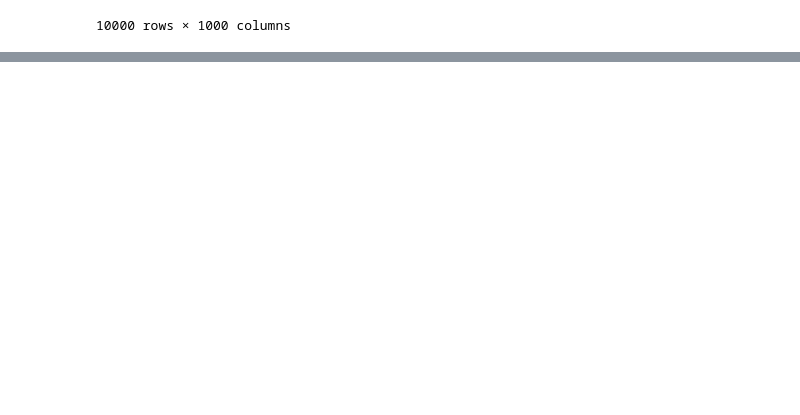
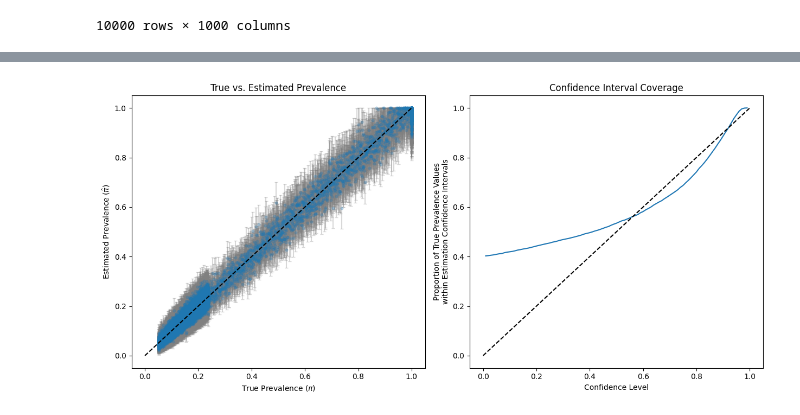
Before and after one commit to blasks/gene-prevalence, a Jupyter notebook: experiments/simulation-experiments.ipynb, the cells around one changed output, grey strips where cells are left out. Saved outputs shown, nothing was run; the diff lists cells and outputs as text; code cells hidden in the pictures; blank space fills up the shorter version.

```diff
--- a/experiments/simulation-experiments.ipynb
+++ b/experiments/simulation-experiments.ipynb
@@ -77,2 +134,57 @@ observed_data_matrix
+# %%
+# plot results in two panels:
+#     (1) true vs. estimated prevalence with confidence intervals
+#     (2) coverage of confidence intervals across significance levels
+
+fig, axes = plt.subplots(1, 2, figsize=(12.5, 6))
+
+# panel 1: true vs. estimated prevalence with confidence intervals
+sns.scatterplot(
+    data=estimate_df,
+    x="pi_true",
+    y="pi_hat",
+    ax=axes[0],
+    alpha=0.3,
+    zorder=2,
+    edgecolor=None,
+    s=15
+)
+# add error bars for confidence intervals
+axes[0].errorbar(
+    x=estimate_df["pi_true"],
+    y=estimate_df["pi_hat"],
+    yerr=[estimate_df["pi_hat"] - estimate_df["ci_95_lower"], estimate_df["ci_95_upper"] - estimate_df["pi_hat"]],
+    fmt="none",
+    ecolor="grey",
+    capsize=2,
+    alpha=0.3,
+    zorder=1
+)
+axes[0].plot([0, 1], [0, 1], color="black", linestyle="--")  # add y=x reference line
+axes[0].set_xlim(-0.05, 1.05)
+axes[0].set_ylim(-0.05, 1.05)
+axes[0].set_title("True vs. Estimated Prevalence")
+axes[0].set_xlabel(r"True Prevalence ($\pi$)")
+axes[0].set_ylabel(r"Estimated Prevalence ($\hat{\pi}$)")
+
+# panel 2: coverage of confidence intervals across significance levels
+sns.lineplot(
+    data=ci_results_df,
+    x="confidence_level",
+    y="pi_true_within_ci",
+    ax=axes[1]
+)
+axes[1].plot([0, 1], [0, 1], color="black", linestyle="--")  # add y=x reference line
+axes[1].set_xlim(-0.05, 1.05)
+axes[1].set_ylim(-0.05, 1.05)
+axes[1].set_title("Confidence Interval Coverage")
+axes[1].set_xlabel("Confidence Level")
+axes[1].set_ylabel("Proportion of True Prevalence Values\nwithin Estimation Confidence Intervals")
+
+# show the plot
+plt.tight_layout()
+plt.show()
+# %% [output]
+[figure, added]
 # %%
 # fit the Bernoulli prevalence model to the complete and incomplete genomes independently
```
Also changed, not shown: parts of 7 cells of this notebook.
